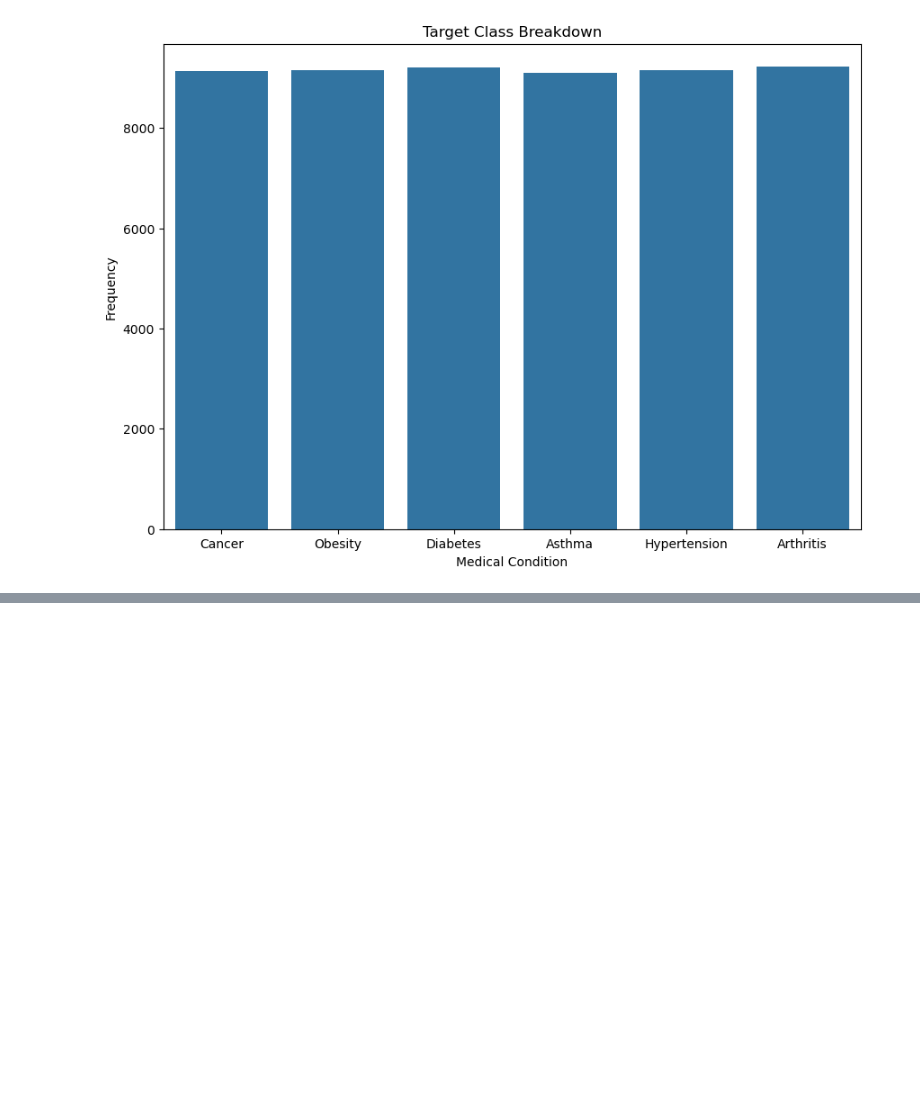
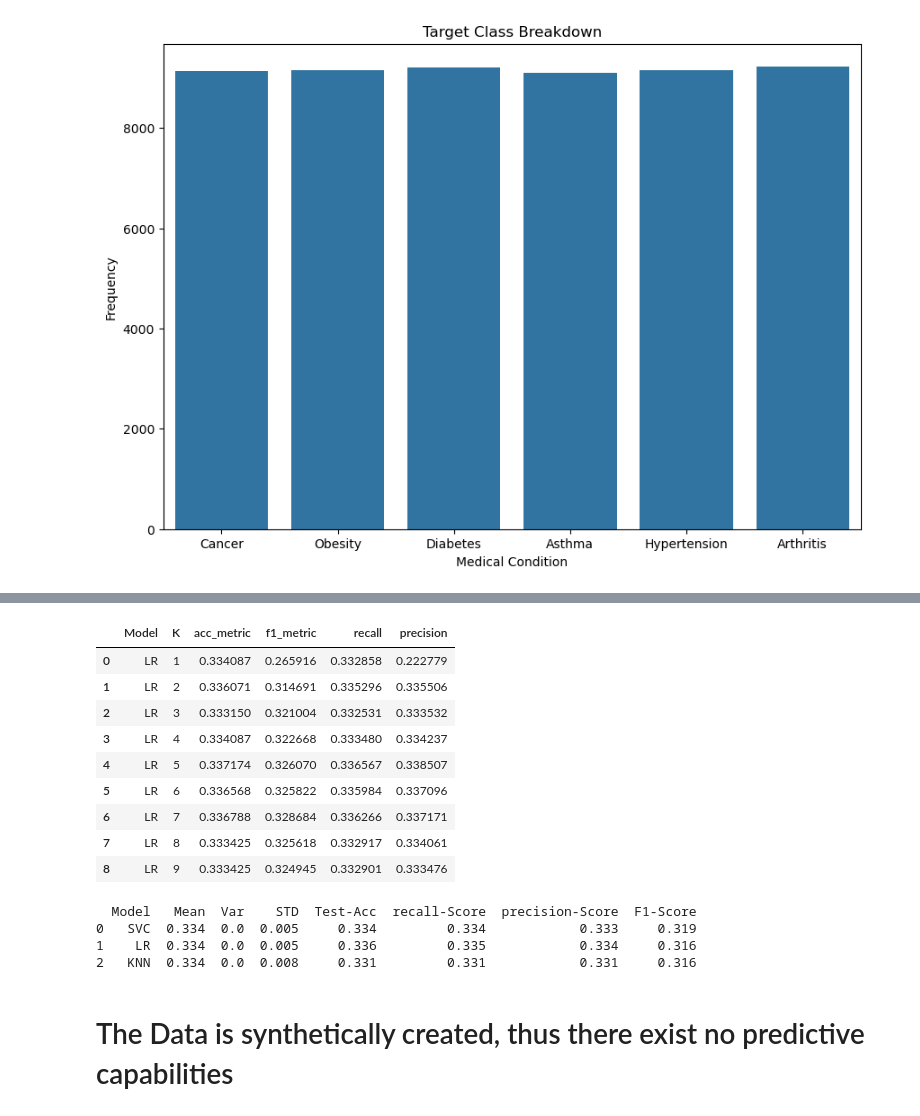
Before and after one commit to MaukanMir/Health-Care-Analysis, a Jupyter notebook: training.ipynb, the cells around one changed output, grey strips where cells are left out. Drawn from its saved outputs; the diff is of its cells as text; code cells hidden in the pictures; blank space fills up the shorter version.

```diff
--- a/training.ipynb
+++ b/training.ipynb
@@ -265,0 +525,26 @@ check_class_imbalance(df["Medical Condition"])
+# %%
+metric = f_classif
+test_kbest_columns(preprocessor, X, y_encoded, models, model_name[0], metric)
+# %% [output]
+|  | Model | K | acc_metric | f1_metric | recall | precision |
+| 0 | LR | 1 | 0.334087 | 0.265916 | 0.332858 | 0.222779 |
+| 1 | LR | 2 | 0.336071 | 0.314691 | 0.335296 | 0.335506 |
+| 2 | LR | 3 | 0.333150 | 0.321004 | 0.332531 | 0.333532 |
+| 3 | LR | 4 | 0.334087 | 0.322668 | 0.333480 | 0.334237 |
+| 4 | LR | 5 | 0.337174 | 0.326070 | 0.336567 | 0.338507 |
+| 5 | LR | 6 | 0.336568 | 0.325822 | 0.335984 | 0.337096 |
+| 6 | LR | 7 | 0.336788 | 0.328684 | 0.336266 | 0.337171 |
+| 7 | LR | 8 | 0.333425 | 0.325618 | 0.332917 | 0.334061 |
+| 8 | LR | 9 | 0.333425 | 0.324945 | 0.332901 | 0.333476 |
+# %%
+kbest = SelectKBest(score_func=f_classif, k=5)
+model_names = ["SVC", "LR", "KNN"]
+models = grab_selected_models(model_names)
+test_selected_models(preprocessor,model_names, models, X, y_encoded, acc_metric, kbest)
+# %% [output]
+  Model   Mean  Var    STD  Test-Acc  recall-Score  precision-Score  F1-Score
+0   SVC  0.334  0.0  0.005     0.334         0.334            0.333     0.319
+1    LR  0.334  0.0  0.005     0.336         0.335            0.334     0.316
+2   KNN  0.334  0.0  0.008     0.331         0.331            0.331     0.316
+# %% [markdown]
+# The Data is synthetically created, thus there exist no predictive capabilities
```
Also changed, not shown: parts of 16 cells of this notebook.
